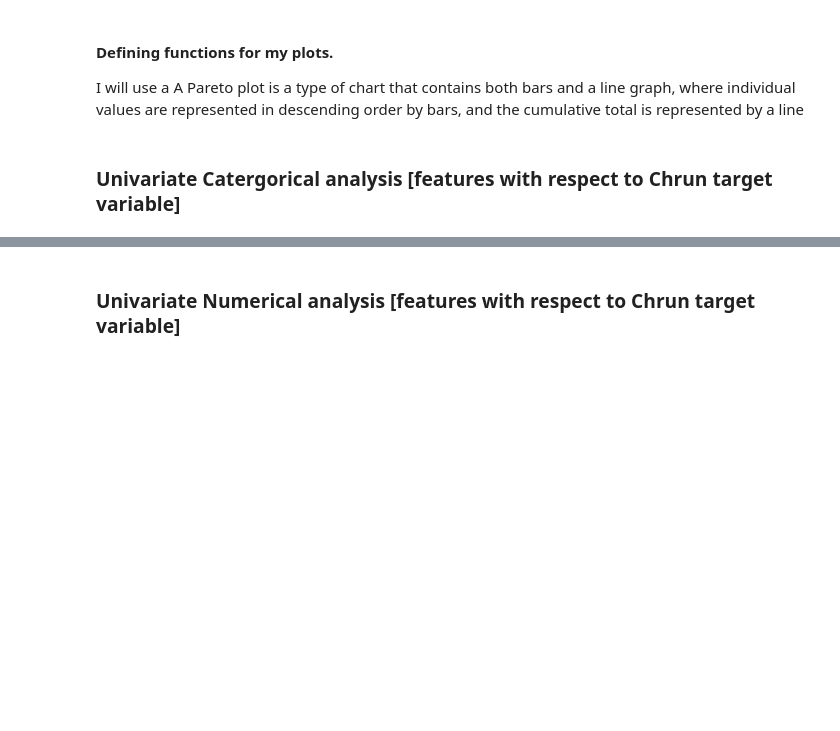
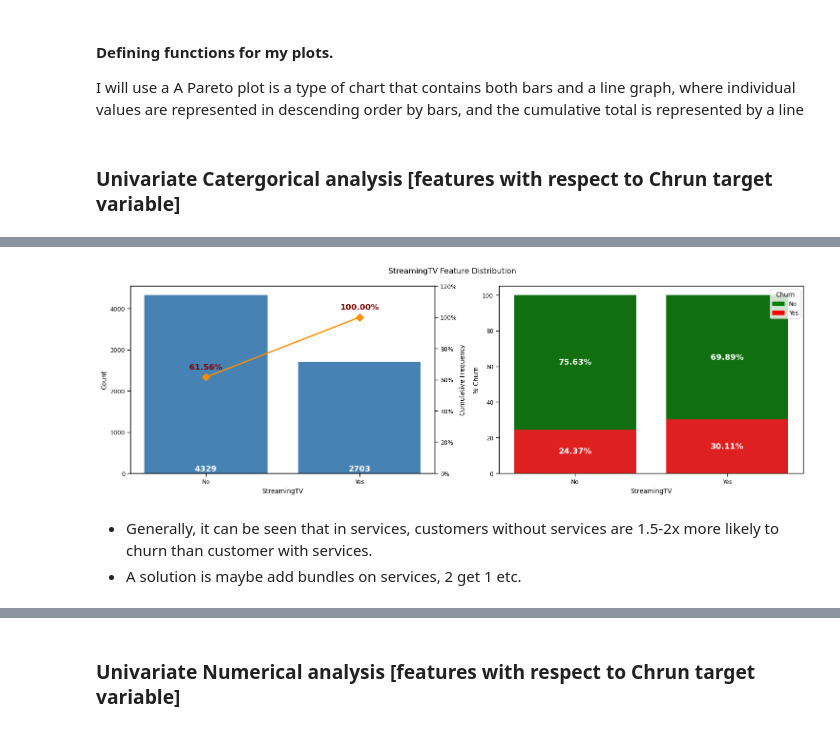
Before and after one commit to MarwanH7/Churn-Prediction, a Jupyter notebook: Base_Model/Base_M_EDA.ipynb, the cells around one changed output, grey strips where cells are left out. Drawn from its saved outputs; the diff is of its cells as text; code cells hidden in the pictures; blank space fills up the shorter version.

```diff
--- a/Base_Model/Base_M_EDA.ipynb
+++ b/Base_Model/Base_M_EDA.ipynb
@@ -234,4 +361,9 @@ plot_categorical_feature(feature="TechSupport", data=df1)
 # %%
-plot_categorical_feature(feature="StreamingTV", data=df1)
+plot_categorical_feature(feature="StreamingTV", data=df1)b
+# %% [output]
+[figure, added]
+# %% [markdown]
+* Generally, it can be seen that in services, customers without services are 1.5-2x more likely to churn than customer with services.
+* A solution is maybe add bundles on services, 2 get 1 etc.
 # %%
 plot_categorical_feature(feature="Contract", data=df1)
```
Also changed, not shown: parts of 37 cells of this notebook, 3 other files.
